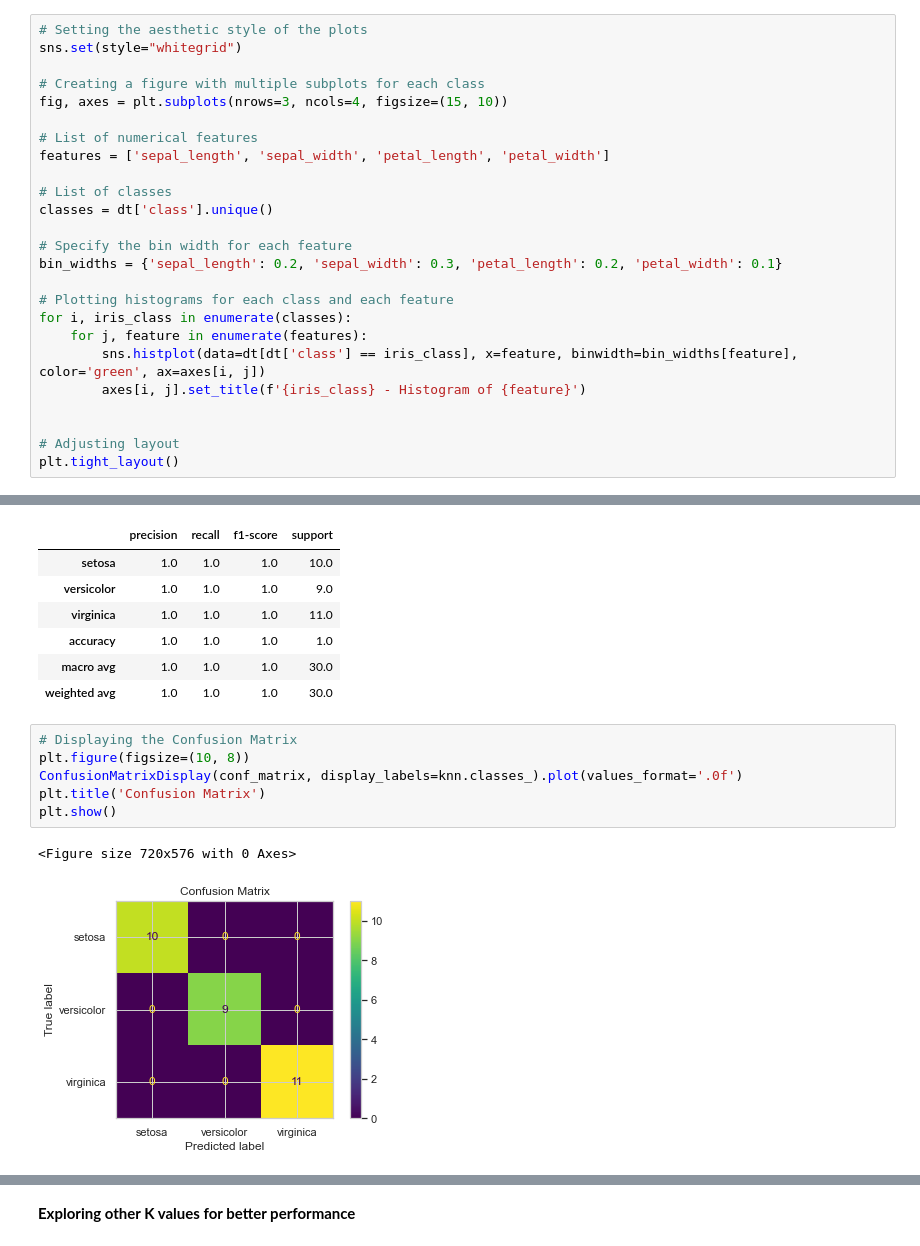
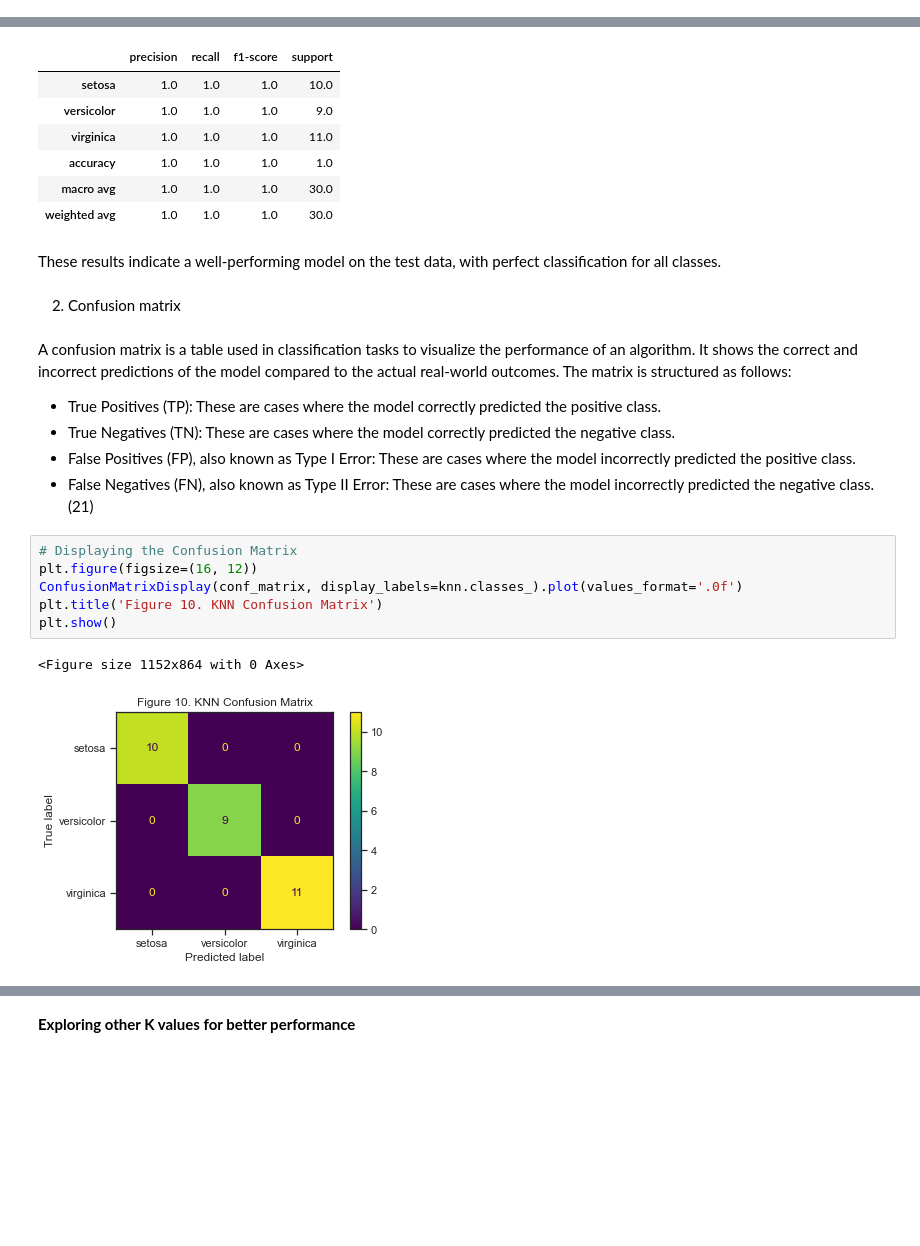
Before and after one commit to RobVergano/Machine-Learning, a Jupyter notebook: Project.ipynb, the cells around one changed output, grey strips where cells are left out. Saved outputs shown, nothing was run; the diff lists cells and outputs as text; blank space fills up the shorter version.

```diff
--- a/Project.ipynb
+++ b/Project.ipynb
@@ -267,25 +264,0 @@ assumption - data is normally distributed - check that first for each class
-# %%
-# Setting the aesthetic style of the plots
-sns.set(style="whitegrid")
-
-# Creating a figure with multiple subplots for each class
-fig, axes = plt.subplots(nrows=3, ncols=4, figsize=(15, 10))
-
-# List of numerical features
-features = ['sepal_length', 'sepal_width', 'petal_length', 'petal_width']
-
-# List of classes
-classes = dt['class'].unique()
-
-# Specify the bin width for each feature
-bin_widths = {'sepal_length': 0.2, 'sepal_width': 0.3, 'petal_length': 0.2, 'petal_width': 0.1}
-
-# Plotting histograms for each class and each feature
-for i, iris_class in enumerate(classes):
-    for j, feature in enumerate(features):
-        sns.histplot(data=dt[dt['class'] == iris_class], x=feature, binwidth=bin_widths[feature], color='green', ax=axes[i, j])
-        axes[i, j].set_title(f'{iris_class} - Histogram of {feature}')
-
-
-# Adjusting layout
-plt.tight_layout()
@@ -494,12 +490,23 @@ class_report_df
 | accuracy | 1.0 | 1.0 | 1.0 | 1.0 |
 | macro avg | 1.0 | 1.0 | 1.0 | 30.0 |
 | weighted avg | 1.0 | 1.0 | 1.0 | 30.0 |
+# %% [markdown]
+These results indicate a well-performing model on the test data, with perfect classification for all classes.
+# %% [markdown]
+2. Confusion matrix
+# %% [markdown]
+A confusion matrix is a table used in classification tasks to visualize the performance of an algorithm. It shows the correct and incorrect predictions of the model compared to the actual real-world outcomes. The matrix is structured as follows:
+
+- True Positives (TP): These are cases where the model correctly predicted the positive class.
+- True Negatives (TN): These are cases where the model correctly predicted the negative class.
+- False Positives (FP), also known as Type I Error: These are cases where the model incorrectly predicted the positive class.
+- False Negatives (FN), also known as Type II Error: These are cases where the model incorrectly predicted the negative class.(21)
 # %%
 # Displaying the Confusion Matrix
-plt.figure(figsize=(10, 8))
+plt.figure(figsize=(16, 12))
 ConfusionMatrixDisplay(conf_matrix, display_labels=knn.classes_).plot(values_format='.0f')
-plt.title('Confusion Matrix')
+plt.title('Figure 10. KNN Confusion Matrix')
 plt.show()
 # %% [output]
-<Figure size 720x576 with 0 Axes>
+<Figure size 1152x864 with 0 Axes>
-[figure, old version]
+[figure, new version]
```
Also changed, not shown: parts of 57 cells of this notebook.
